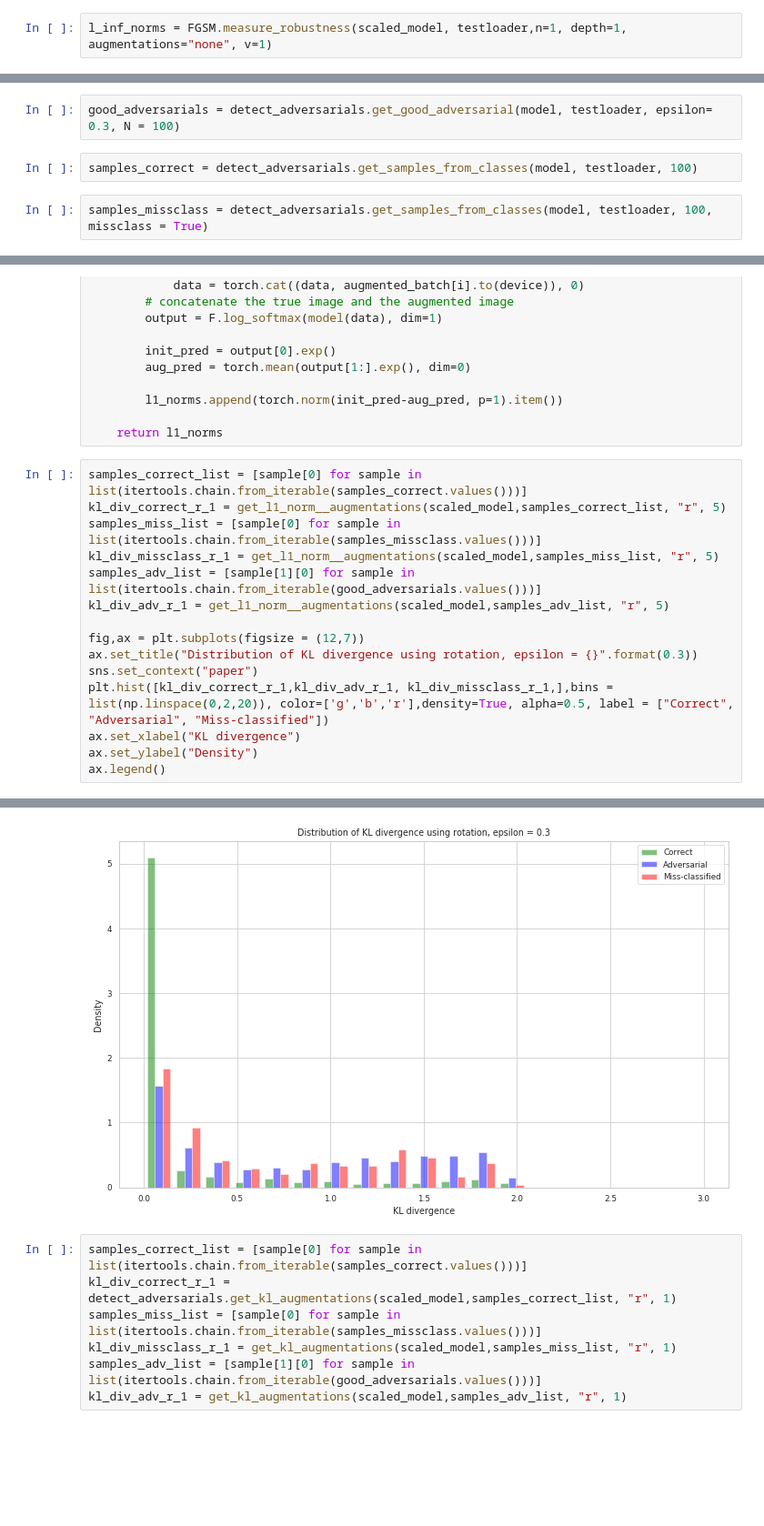
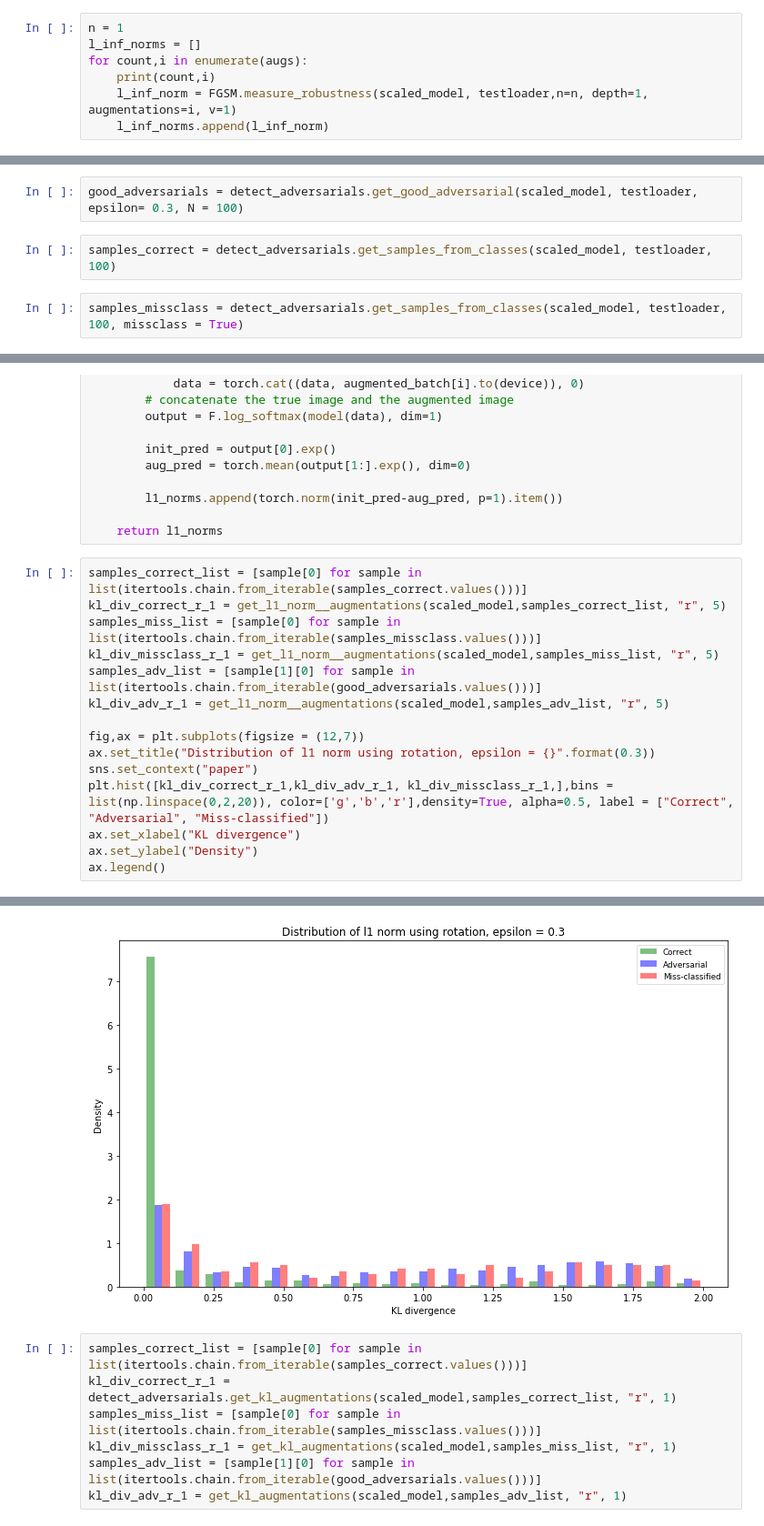
Before and after one commit to apra/adversarial_augmentation, a Jupyter notebook: main.ipynb, the cells around one changed output, grey strips where cells are left out. Shown: that part at 91% size. Saved outputs shown, nothing was run; the diff lists cells and outputs as text; blank space fills up the shorter version.

```diff
--- a/main.ipynb
+++ b/main.ipynb
@@ -713,3 +415,8 @@ Measure robustness with different augmentations. On the test set.
 # %%
-l_inf_norms = FGSM.measure_robustness(scaled_model, testloader,n=1, depth=1, augmentations="none", v=1)
+n = 1
+l_inf_norms = []
+for count,i in enumerate(augs):
+    print(count,i)
+    l_inf_norm = FGSM.measure_robustness(scaled_model, testloader,n=n, depth=1, augmentations=i, v=1)
+    l_inf_norms.append(l_inf_norm)
 # %% [output]
@@ -742,11 +427,11 @@ Approximate model robustness: 0.39768006699085234
 # %% [markdown]
 Collect samples rom each class, to get unbiased results.
 # %%
-good_adversarials = detect_adversarials.get_good_adversarial(model, testloader, epsilon= 0.3, N = 100)
+good_adversarials = detect_adversarials.get_good_adversarial(scaled_model, testloader, epsilon= 0.3, N = 100)
 # %%
-samples_correct = detect_adversarials.get_samples_from_classes(model, testloader, 100)
+samples_correct = detect_adversarials.get_samples_from_classes(scaled_model, testloader, 100)
 # %%
-samples_missclass = detect_adversarials.get_samples_from_classes(model, testloader, 100, missclass = True)
+samples_missclass = detect_adversarials.get_samples_from_classes(scaled_model, testloader, 100, missclass = True)
 # %% [markdown]
 To compute the $D_{KL}$ we use the Pytorch analytical KL divergence between categorical variables.
 # %%
@@ -774,21 +459,21 @@ def get_l1_norm__augmentations(model, datalist, augmentations, n):
 # %%
 samples_correct_list = [sample[0] for sample in list(itertools.chain.from_iterable(samples_correct.values()))]
 kl_div_correct_r_1 = get_l1_norm__augmentations(scaled_model,samples_correct_list, "r", 5)
 samples_miss_list = [sample[0] for sample in list(itertools.chain.from_iterable(samples_missclass.values()))]
 kl_div_missclass_r_1 = get_l1_norm__augmentations(scaled_model,samples_miss_list, "r", 5)
 samples_adv_list = [sample[1][0] for sample in list(itertools.chain.from_iterable(good_adversarials.values()))]
 kl_div_adv_r_1 = get_l1_norm__augmentations(scaled_model,samples_adv_list, "r", 5)
 
 fig,ax = plt.subplots(figsize = (12,7))
-ax.set_title("Distribution of KL divergence using rotation, epsilon = {}".format(0.3))
+ax.set_title("Distribution of l1 norm using rotation, epsilon = {}".format(0.3))
 sns.set_context("paper")
 plt.hist([kl_div_correct_r_1,kl_div_adv_r_1, kl_div_missclass_r_1,],bins = list(np.linspace(0,2,20)), color=['g','b','r'],density=True, alpha=0.5, label = ["Correct", "Adversarial", "Miss-classified"])
 ax.set_xlabel("KL divergence")
 ax.set_ylabel("Density")
 ax.legend()
 # %% [output]
 <matplotlib.legend.Legend at 0x...>
-[figure, old version]
+[figure, new version]
 # %%
 samples_correct_list = [sample[0] for sample in list(itertools.chain.from_iterable(samples_correct.values()))]
 kl_div_correct_r_1 = detect_adversarials.get_kl_augmentations(scaled_model,samples_correct_list, "r", 1)
```
Also changed, not shown: parts of 52 cells of this notebook, 15 other files.
